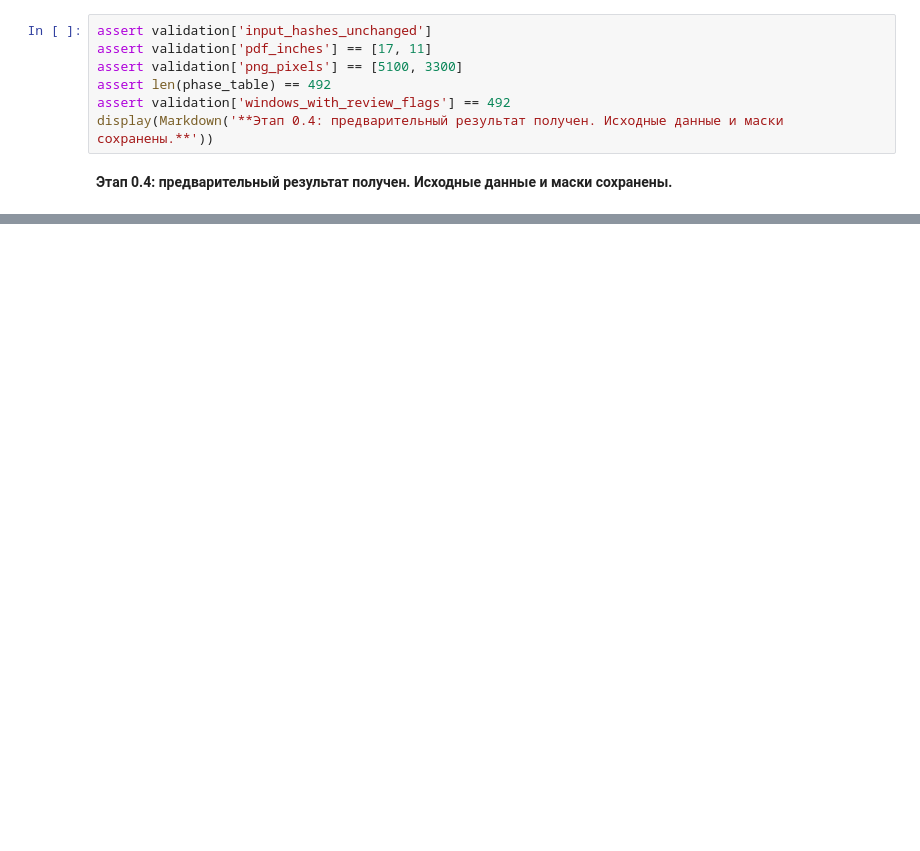
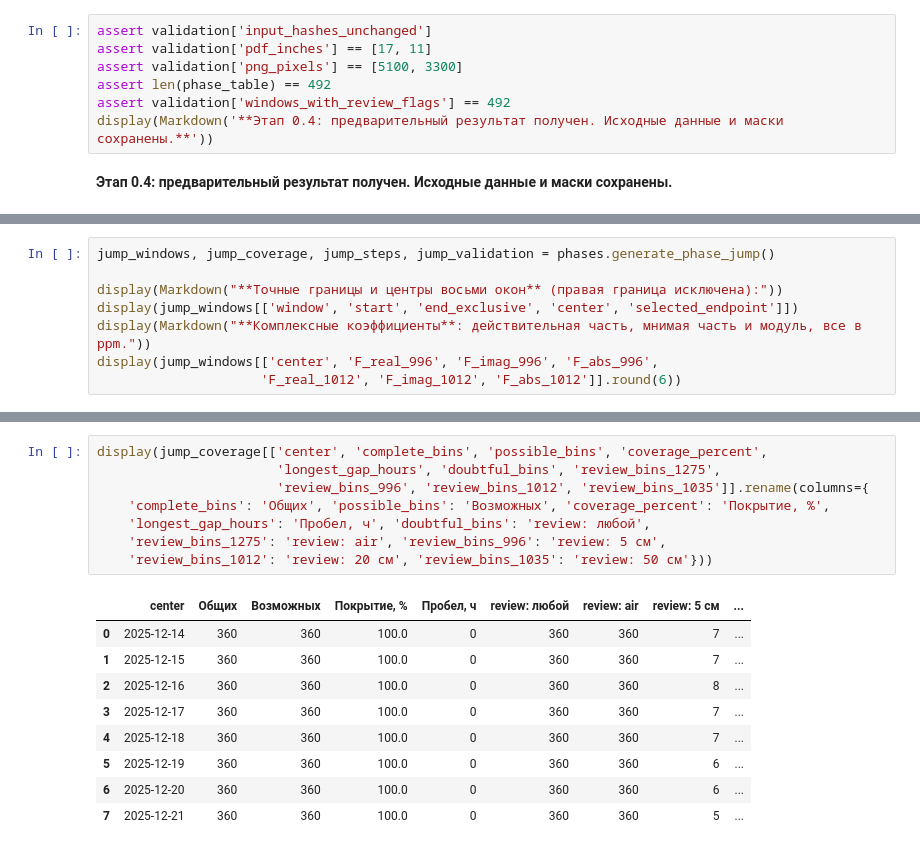
Before and after one commit to DimitriBolt/CO2Flux, a Jupyter notebook: Project_description/Research_log/00_preliminary_fourier_phases.ipynb, the cells around one changed output, grey strips where cells are left out. Drawn from its saved outputs; the diff is of its cells as text; blank space fills up the shorter version.

```diff
--- a/Project_description/Research_log/00_preliminary_fourier_phases.ipynb
+++ b/Project_description/Research_log/00_preliminary_fourier_phases.ipynb
@@ -256,0 +277,8 @@ display(Markdown('**Этап 0.4: предварительный результ
+# %%
+jump_windows, jump_coverage, jump_steps, jump_validation = phases.generate_phase_jump()
+
+display(Markdown("**Точные границы и центры восьми окон** (правая граница исключена):"))
+display(jump_windows[['window', 'start', 'end_exclusive', 'center', 'selected_endpoint']])
+display(Markdown("**Комплексные коэффициенты**: действительная часть, мнимая часть и модуль, все в ppm."))
+display(jump_windows[['center', 'F_real_996', 'F_imag_996', 'F_abs_996',
+                     'F_real_1012', 'F_imag_1012', 'F_abs_1012']].round(6))
@@ -256,0 +382,18 @@ display(Markdown('**Этап 0.4: предварительный результ
+# %%
+display(jump_coverage[['center', 'complete_bins', 'possible_bins', 'coverage_percent',
+                       'longest_gap_hours', 'doubtful_bins', 'review_bins_1275',
+                       'review_bins_996', 'review_bins_1012', 'review_bins_1035']].rename(columns={
+    'complete_bins': 'Общих', 'possible_bins': 'Возможных', 'coverage_percent': 'Покрытие, %',
+    'longest_gap_hours': 'Пробел, ч', 'doubtful_bins': 'review: любой',
+    'review_bins_1275': 'review: air', 'review_bins_996': 'review: 5 см',
+    'review_bins_1012': 'review: 20 см', 'review_bins_1035': 'review: 50 см'}))
+# %% [output]
+|  | center | Общих | Возможных | Покрытие, % | Пробел, ч | review: любой | review: air | review: 5 см | ... |
+| 0 | 2025-12-14 | 360 | 360 | 100.0 | 0 | 360 | 360 | 7 | ... |
+| 1 | 2025-12-15 | 360 | 360 | 100.0 | 0 | 360 | 360 | 7 | ... |
+| 2 | 2025-12-16 | 360 | 360 | 100.0 | 0 | 360 | 360 | 8 | ... |
+| 3 | 2025-12-17 | 360 | 360 | 100.0 | 0 | 360 | 360 | 7 | ... |
+| 4 | 2025-12-18 | 360 | 360 | 100.0 | 0 | 360 | 360 | 7 | ... |
+| 5 | 2025-12-19 | 360 | 360 | 100.0 | 0 | 360 | 360 | 6 | ... |
+| 6 | 2025-12-20 | 360 | 360 | 100.0 | 0 | 360 | 360 | 6 | ... |
+| 7 | 2025-12-21 | 360 | 360 | 100.0 | 0 | 360 | 360 | 5 | ... |
```
Also changed, not shown: parts of 13 cells of this notebook, 11 other files.
